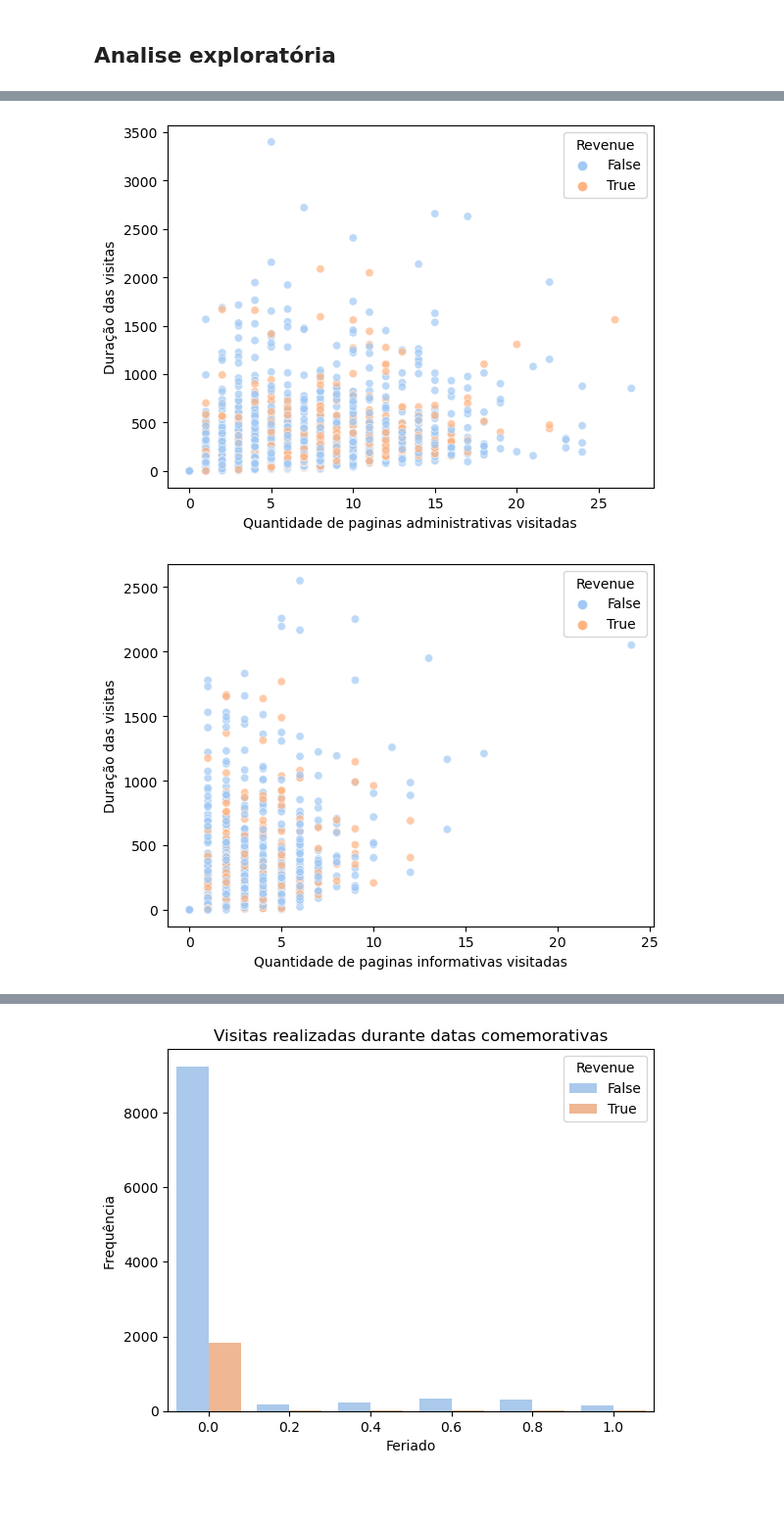
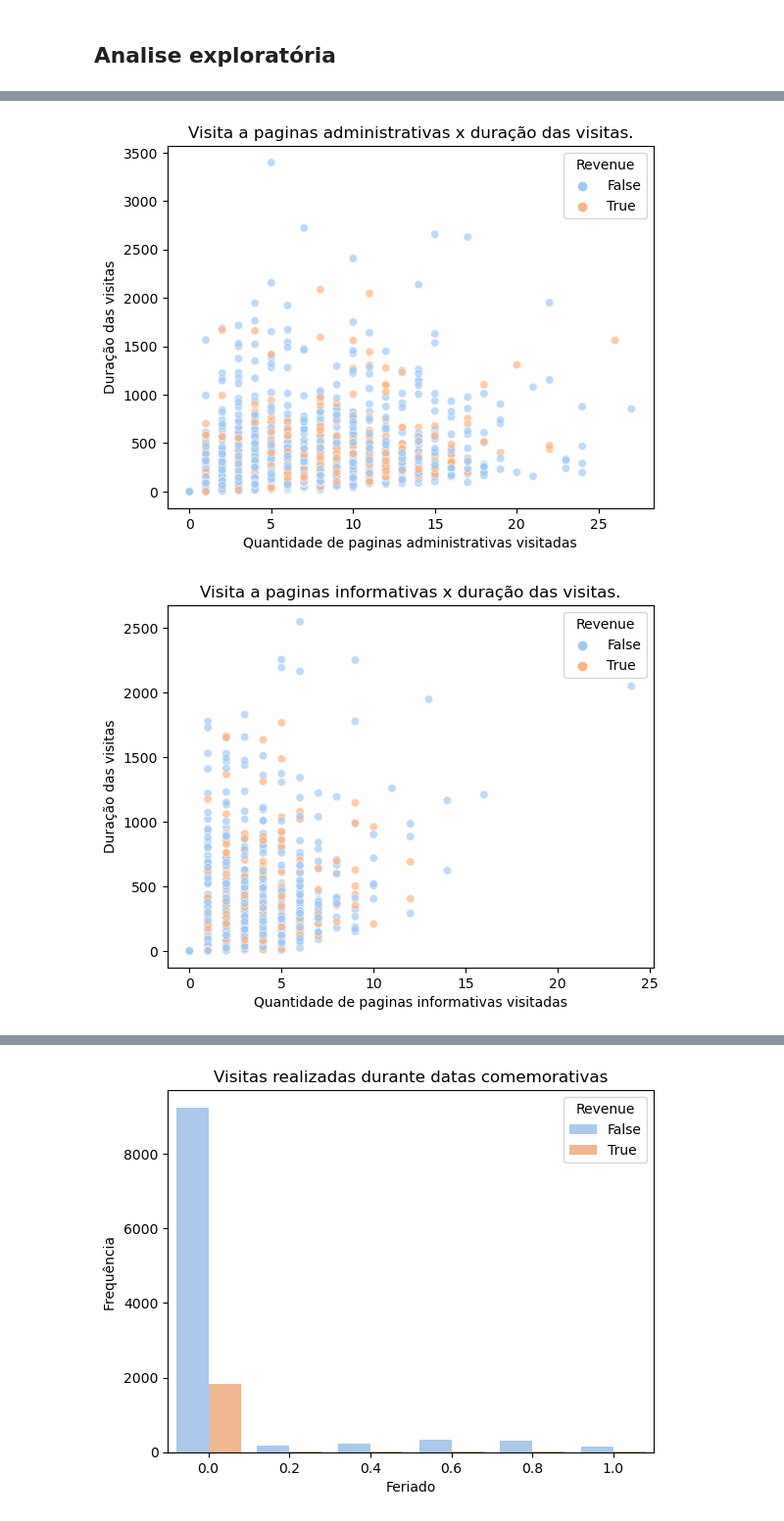
Before and after one commit to sannlin9/Classificacao-de-clientes, a Jupyter notebook: Projeto clusterização.ipynb, the cells around one changed output, grey strips where cells are left out. Shown at 98% size. Saved outputs shown, nothing was run; the diff lists cells and outputs as text; code cells hidden in the pictures; blank space fills up the shorter version.

```diff
--- a/Projeto clusterização.ipynb
+++ b/Projeto clusterização.ipynb
@@ -57,7 +57,7 @@ import warnings
 warnings.filterwarnings('ignore')
 sns.set_palette(sns.color_palette("pastel"))
 # %%
-df = pd.read_csv('online_shoppers_intention.csv')
+df = pd.read_csv('./input/online_shoppers_intention.csv')
 # %%
 df.head(10)
 # %% [output]
@@ -151,16 +155,18 @@ plt.show()
 # %%
 sns.scatterplot(data=df, x='Administrative', y='Administrative_Duration', hue='Revenue', alpha=0.7)
+plt.title('Visita a paginas administrativas x duração das visitas.')
 plt.xlabel('Quantidade de paginas administrativas visitadas')
 plt.ylabel('Duração das visitas')
 plt.show()
 # %% [output]
-[figure, old version]
+[figure, new version]
 # %%
 sns.scatterplot(data=df, x='Informational', y='Informational_Duration', hue='Revenue', alpha=0.7)
+plt.title('Visita a paginas informativas x duração das visitas.')
 plt.xlabel('Quantidade de paginas informativas visitadas')
 plt.ylabel('Duração das visitas')
 plt.show()
 # %% [output]
-[figure, old version]
+[figure, new version]
 # %%
 sns.scatterplot(data=df, x='ProductRelated', y='ProductRelated_Duration', hue='Revenue',alpha=0.7)
```
Also changed, not shown: parts of 26 cells of this notebook, 3 other files.
